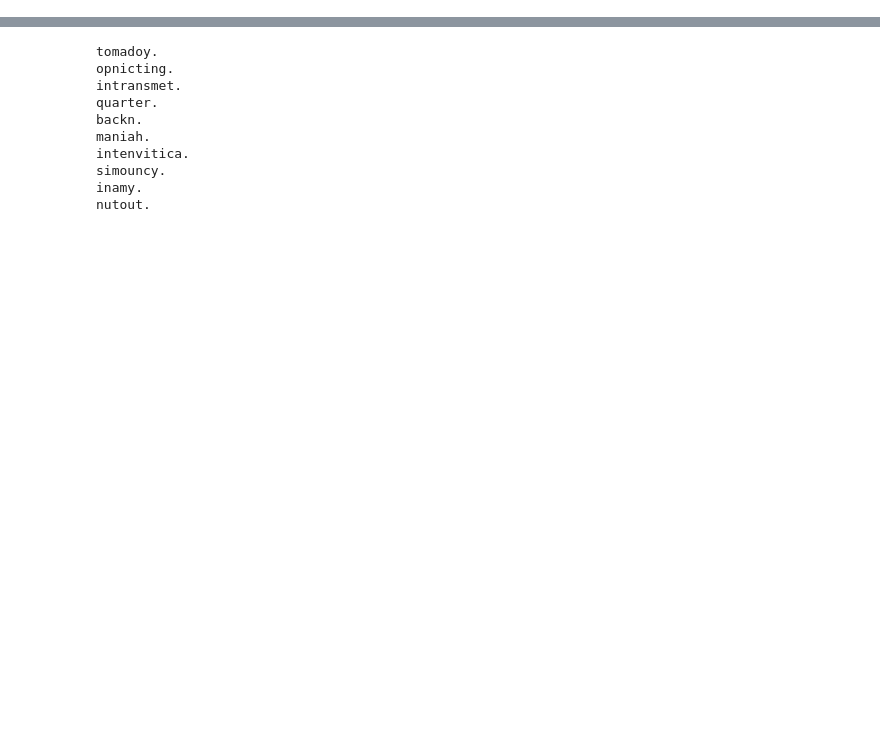
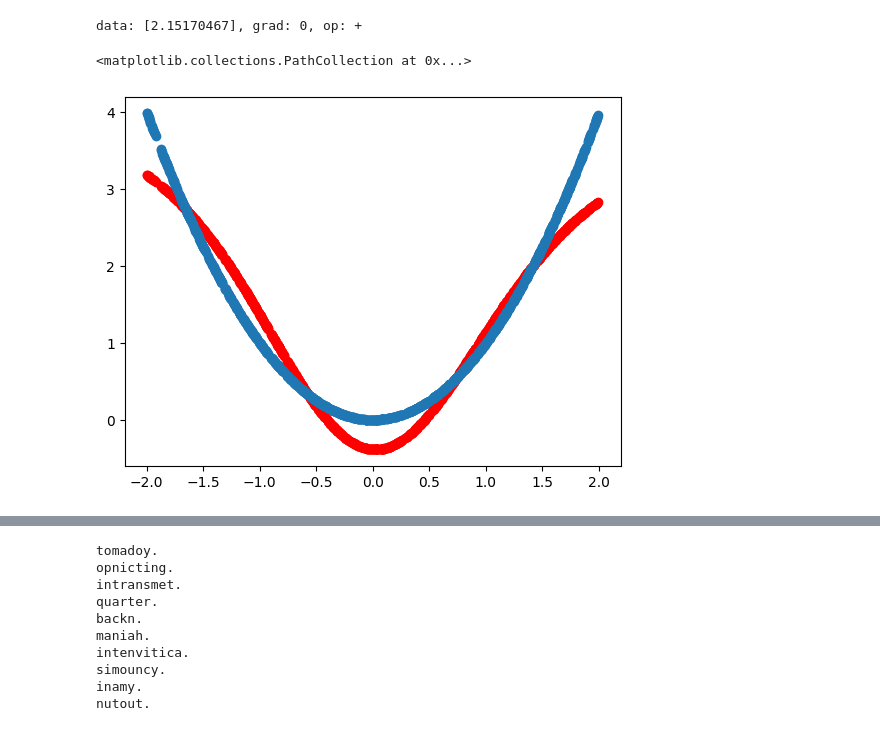
Before and after one commit to noahgsolomon/DeepStar, a Jupyter notebook: nn.ipynb, the cells around one changed output, grey strips where cells are left out. Drawn from its saved outputs; the diff is of its cells as text; code cells hidden in the pictures; blank space fills up the shorter version.

```diff
--- a/nn.ipynb
+++ b/nn.ipynb
@@ -137,14 +163,13 @@ class Module:
 class Neuron(Module):
 
     def __init__(self, nin, nonlinear=True):
-        self.w = np.array([Value(random.uniform(-1, 1)*0.01) for _ in range(nin)])
+        self.w = [Value(random.uniform(-1, 1)) for _ in range(nin)]
         self.b = Value(0)
         self.nonlinear = nonlinear
 
     def __call__(self, x):
-        x = np.array(x)
-        out = np.dot(self.w, x) + self.b
-        return out.relu() if self.nonlinear else out
+        out = sum(w * x_ for w, x_ in zip(self.w, x)) + self.b
+        return out.tanh() if self.nonlinear else out
 
     def parameters(self):
         return self.w + [self.b]
@@ -164,30 +189,40 @@ class Model(Module):
 
 class Embedding(Module):
     def __init__(self, embedding_dim, num_embeddings):
-        self.embeddings = np.array([Value(random.uniform(-1, 1)) for _ in range(embedding_dim * num_embeddings)])
-        self.embeddings = self.embeddings.reshape((num_embeddings, embedding_dim))
+        self.embeddings = np.array([Value(random.uniform(-1, 1)) for _ in range(embedding_dim * num_embeddings)]).reshape((num_embeddings, embedding_dim))
         self.num_embeddings = num_embeddings
         self.embedding_dim = embedding_dim
 
     def __call__(self, indices):
-        indices = np.array(indices, dtype=int)
-        emb = self.embeddings[indices]
-        return emb
+        return self.embeddings[np.array(indices, dtype=int)].flatten()
 
     def parameters(self):
         return self.embeddings.flatten()
 
 class Linear(Module):
     def __init__(self, nin, nout, **kwargs):
-        self.neurons = np.array([Neuron(nin, **kwargs) for _ in range(nout)])
+        self.neurons = [Neuron(nin, **kwargs) for _ in range(nout)]
 
     def __call__(self, x):
-        out = np.array([neuron(x) for neuron in self.neurons])
-        return out.flatten() if out.size == 1 else out
+        out = [neuron(x) for neuron in self.neurons]  # This remains a list comprehension
+        return out if len(out) > 1 else out[0]
 
     def parameters(self):
         return np.array([p for neuron in self.neurons for p in neuron.parameters()])
 
+class Bob:
+    def cross_entropy(logits, actual):
+        maxVal = max([num.data for num in logits])
+
+        exp = [(2**(num-maxVal)) for num in logits]
+
+        count = sum([num.data for num in exp])
+
+        prob = [val/count for val in exp]
+
+        loss = prob[int(actual)].log()*-1
+
+        return loss
 
 # class MLP(Module):
 #     def __init__(self, nin, nouts):
@@ -313,0 +309,8 @@ tensor([ 0,  0,  3,  9, 20])
+# %%
+l1 = Linear(1, 50)
+l2 = Linear(50, 1, nonlinear=False)
+
+model = Model([l1, l2])
+# %%
+X = np.random.uniform(-2, 2, 1000)
+Y = X**2
@@ -314,3 +335,14 @@ tensor([ 0,  0,  3,  9, 20])
+# %%
+out = model([1.5])
+out
+# %% [output]
+data: [2.15170467], grad: 0, op: +
+# %%
+plt.scatter(X, np.array([model([x]).data for x in X]), c='r')
+plt.scatter(X, Y)
+# %% [output]
+<matplotlib.collections.PathCollection at 0x...>
+[figure, added]
 # %%
 for _ in (t:=trange(10000)):
     ix = torch.randint(0, X.shape[0], (32,))
```
Also changed, not shown: parts of 11 cells of this notebook.
